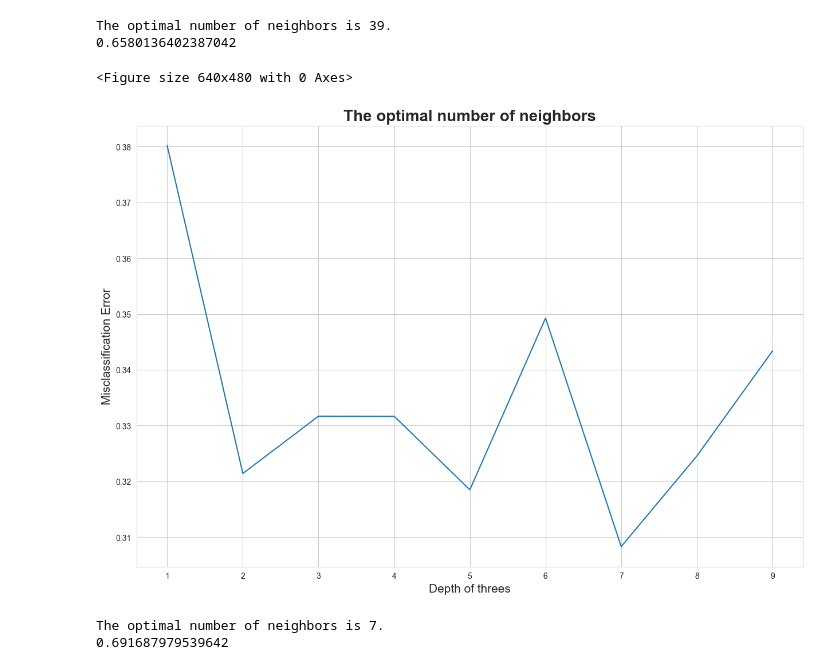
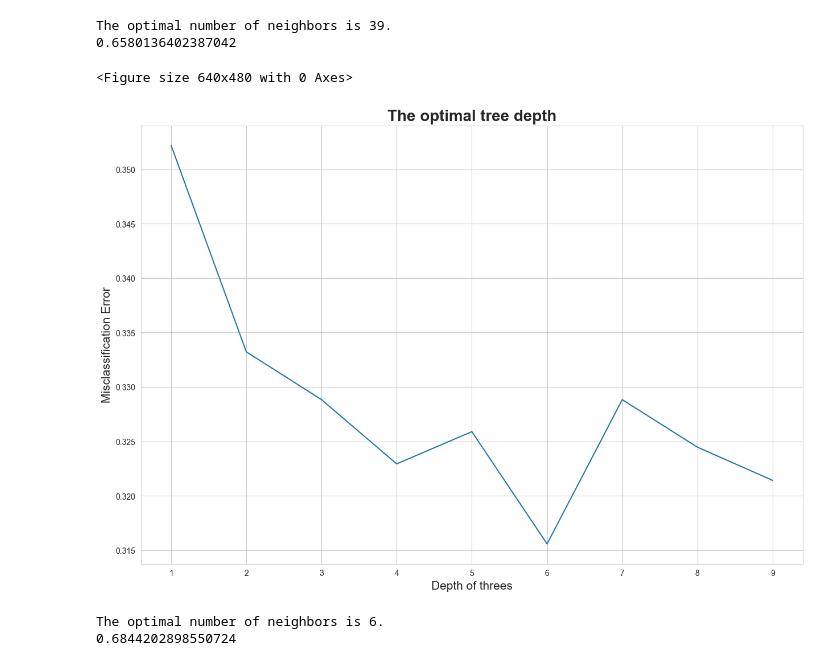
Before and after one commit to kjaer5555/mdasm-2024, a Jupyter notebook: model_exsample.ipynb, the cells around one changed output. Cells and saved outputs as stored; diff of their text form; code cells hidden in the pictures.

```diff
--- a/model_exsample.ipynb
+++ b/model_exsample.ipynb
@@ -188,28 +188,28 @@ The optimal number of neighbors is 39.
 # %%
 rf_cv_scores = []
 rf_list=list(range(1,10))
 for i in rf_list:
-    rf_classifier = RandomForestClassifier(n_estimators=10, max_depth=i, bootstrap=True)
+    rf_classifier = RandomForestClassifier(n_estimators=100, max_depth=i, bootstrap=True)
     scores = cross_val_score(rf_classifier, X_train, y_train, cv=10, scoring='accuracy')
     rf_cv_scores.append(scores.mean())
 
 MSE = [1 - x for x in rf_cv_scores]
 
 plt.figure()
 plt.figure(figsize=(15,10))
 plt.title('The optimal tree depth', fontsize=20, fontweight='bold')
 plt.xlabel('Depth of threes', fontsize=15)
 plt.ylabel('Misclassification Error', fontsize=15)
 sns.set_style("whitegrid")
 plt.plot(rf_list, MSE)
 
 plt.show()
 
 best_rf = rf_list[MSE.index(min(MSE))]
-print("The optimal number of neighbors is %d." % best_rf)
+print("The optimal depth is %d." % best_rf)
 print(max(rf_cv_scores))
 # %% [output]
 <Figure size 640x480 with 0 Axes>
-[figure, old version]
+[figure, new version]
-The optimal number of neighbors is 7.
-0.691687979539642
+The optimal number of neighbors is 6.
+0.6844202898550724
```
Also changed, not shown: parts of 1 cell of this notebook.
